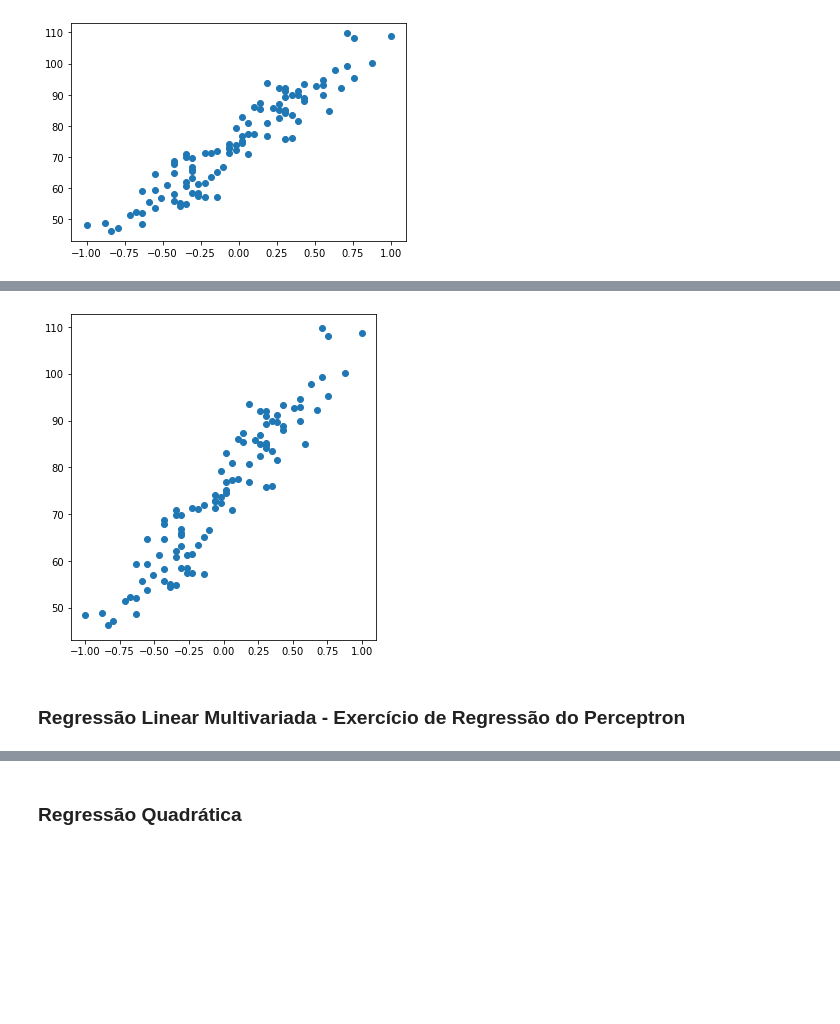
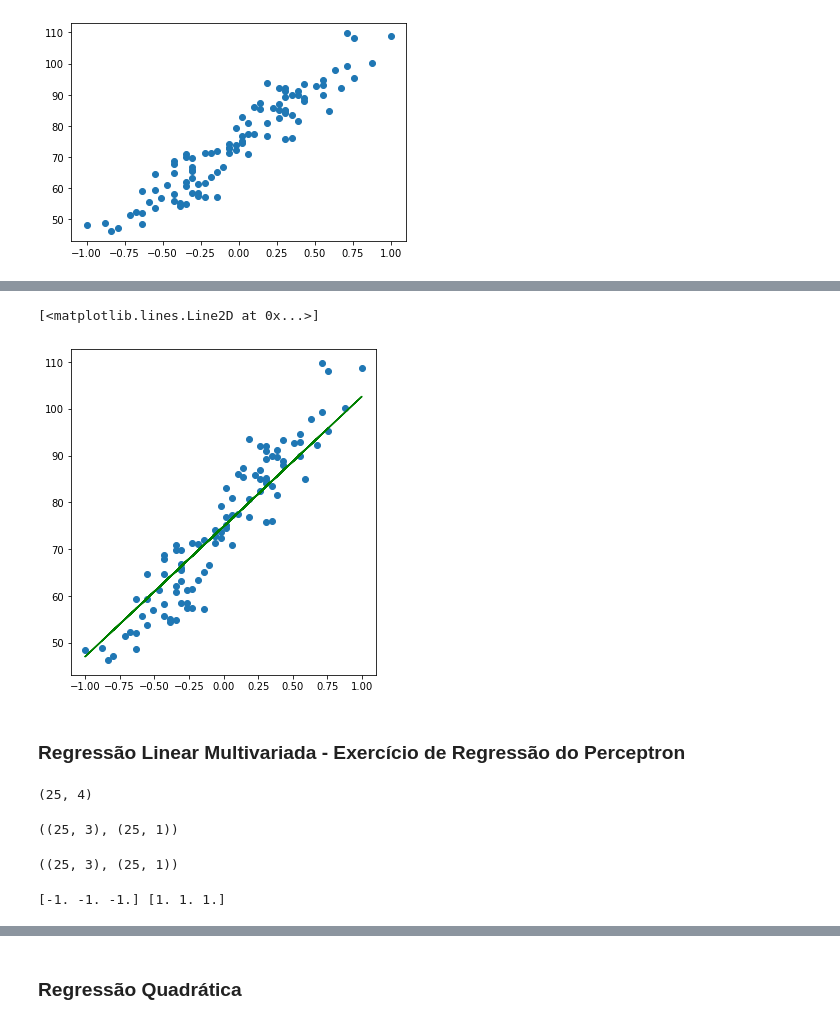
Before and after one commit to k3ybladewielder/mpdl, a Jupyter notebook: Rede Neural.ipynb, the cells around one changed output, grey strips where cells are left out. Saved outputs shown, nothing was run; the diff lists cells and outputs as text; code cells hidden in the pictures; blank space fills up the shorter version.

```diff
--- a/Rede Neural.ipynb
+++ b/Rede Neural.ipynb
@@ -378,7 +382,13 @@ plt.scatter(x, y)
 # %%
 input_dim, output_dim = x.shape[1], y.shape[1]
 
-# insira sua rede aqui!
+# inicializando a rede
+nn = NeuralNetwork(cost_func=mse, learning_rate=1e-2)
+nn.layers.append(Layer(input_dim=input_dim, output_dim=output_dim, activation=linear))
+nn.fit(x, y, epochs=1000, verbose=100)
+
+print(nn.layers[0].weights)
+print(nn.layers[0].biases)
 
 plt.figure(figsize=(12, 6))
 plt.subplot(1, 2, 1)
@@ -389,15 +411,26 @@ NameError: name 'nn' is not defined
+[<matplotlib.lines.Line2D at 0x...>]
-[figure, old version]
+[figure, new version]
 # %% [markdown]
 ### Regressão Linear Multivariada - Exercício de Regressão do Perceptron
 # %%
 data = np.loadtxt('data/notas.csv', delimiter=',', skiprows=1)
 print(data.shape)
 
-x, y = data[:,:-1], data[:,-1].reshape(-1,1)
-print(x.shape, y.shape)
+x = data[:, :-1]
+y = data[:, -1].reshape(-1,1)
+
+x.shape, y.shape
+# %% [output]
+(25, 4)
+((25, 3), (25, 1))
+# %%
+x.shape, y.shape
+# %% [output]
+((25, 3), (25, 1))
 # %%
 minmax = MinMaxScaler(feature_range=(-1, 1))
 x = minmax.fit_transform(x.astype(np.float64))
 
 print(x.min(axis=0), x.max(axis=0))
-plt.scatter(x, y)
+# %% [output]
+[-1. -1. -1.] [1. 1. 1.]
```
Also changed, not shown: parts of 47 cells of this notebook, 1 other file.
